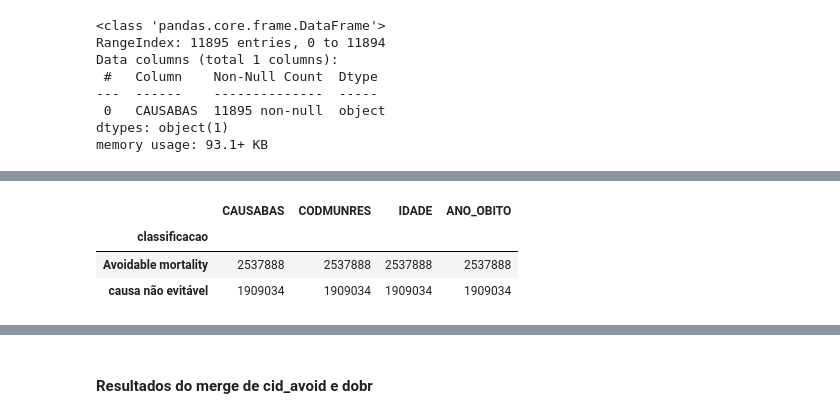
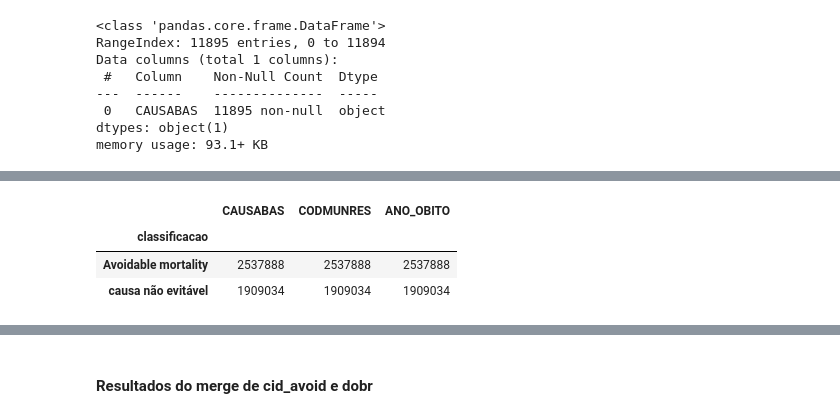
Before and after one commit to mesquita-data/heat_br_bloco1, a Jupyter notebook: AvoidMort_v2_BR_UF_mun.ipynb, the cells around one changed output, grey strips where cells are left out. Saved outputs shown, nothing was run; the diff lists cells and outputs as text; code cells hidden in the pictures.

```diff
--- a/AvoidMort_v2_BR_UF_mun.ipynb
+++ b/AvoidMort_v2_BR_UF_mun.ipynb
@@ -873,8 +898,8 @@ censo_pop_uf.to_parquet('files_clean/censo_pop_uf.parquet')
 # %% [markdown]
 ### Merge de dados de CID
 # %%
-ocde_evit = pd.read_csv('downloads_outros/cid10_evit_ocde.csv')
-ocde_evit.info()
+ocde_evit_temp = pd.read_csv('downloads_outros/cid10_evit_ocde.csv')
+ocde_evit_temp.info()
 # %% [output]
 <class 'pandas.core.frame.DataFrame'>
 RangeIndex: 346 entries, 0 to 345
@@ -893,8 +918,8 @@ dtypes: object(8)
 memory usage: 21.8+ KB
 # %%
 # Gerar nova tabela com valores únicos de CAUSABAS
-dobr_4merged = pd.read_parquet('files_clean/dobr_clean_2010_19a22.parquet')
-causas_unicas = dobr_4merged['CAUSABAS'].unique()
+dobr_evit_merged_temp = pd.read_parquet('files_clean/dobr_10_19a22.parquet')
+causas_unicas = dobr_evit_merged_temp['CAUSABAS'].unique()
 
 # Converter para DataFrame
 df_causas_unicas = pd.DataFrame(causas_unicas, columns=['CAUSABAS'])
@@ -915,7 +940,7 @@ memory usage: 93.1+ KB
 
 df_a = df_causas_unicas
 column_a = 'CAUSABAS'
-df_b = ocde_evit
+df_b = ocde_evit_temp
 column_b = 'cid_pai'
 column_return = 'avoid_flag'
 
@@ -931,5 +956,5 @@ def verificar_correspondencia(row):
 # Aplicando a função a cada linha do DataFrame A
 df_a['classificacao'] = df_a.apply(verificar_correspondencia, axis=1)
 
-print(df_a)
+print(tabulate(df_a))
 # %% [output]
@@ -962,0 +978,8 @@ dobr_merged.head()
+# %%
+# Merge dobr_merged_pop_clean and df_a by CAUSABAS
+dobr_evit_merged_temp01 = pd.merge(dobr_evit_merged_temp, df_a, on='CAUSABAS', how='left')
+
+# mostrar dados gerais da tabela após transformações
+tab = dobr_evit_merged_temp01
+print(f'Registro da tabela : {tab.shape[0]}')
+print(tabulate(tab.head(), headers='keys', tablefmt='psql'))
@@ -963,8 +997,8 @@ dobr_merged.head()
 # %%
 # Mostrar resultados de classificacao
-dobr_merged.groupby('classificacao').count()
+dobr_evit_merged_temp01.groupby('classificacao').count()
 # %% [output]
-|  | CAUSABAS | CODMUNRES | IDADE | ANO_OBITO |
-| classificacao |  |  |  |  |
-| Avoidable mortality | 2537888 | 2537888 | 2537888 | 2537888 |
-| causa não evitável | 1909034 | 1909034 | 1909034 | 1909034 |
+|  | CAUSABAS | CODMUNRES | ANO_OBITO |
+| classificacao |  |  |  |
+| Avoidable mortality | 2537888 | 2537888 | 2537888 |
+| causa não evitável | 1909034 | 1909034 | 1909034 |
```
Also changed, not shown: parts of 124 cells of this notebook, 15 other files.
